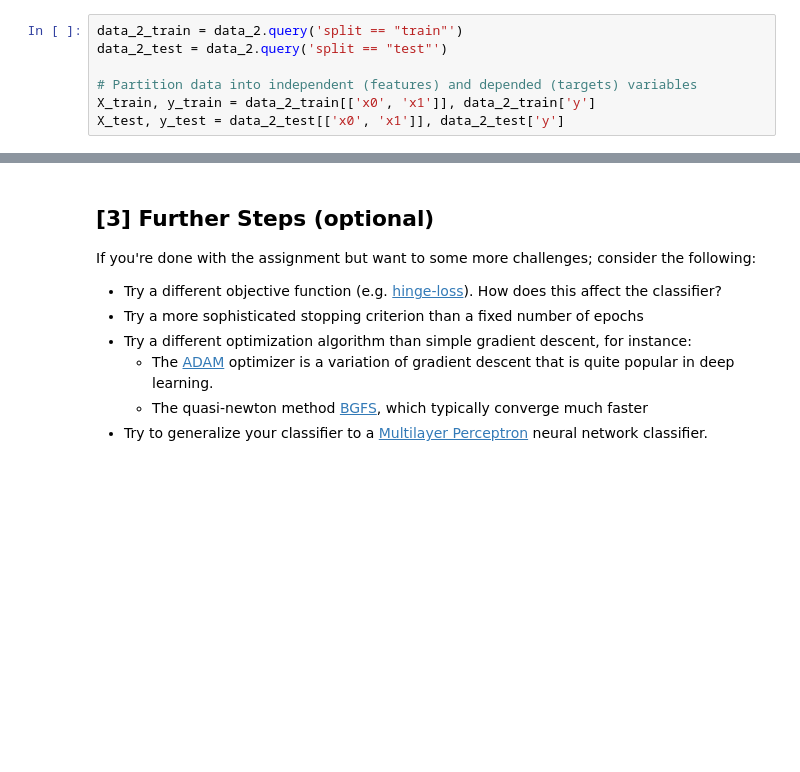
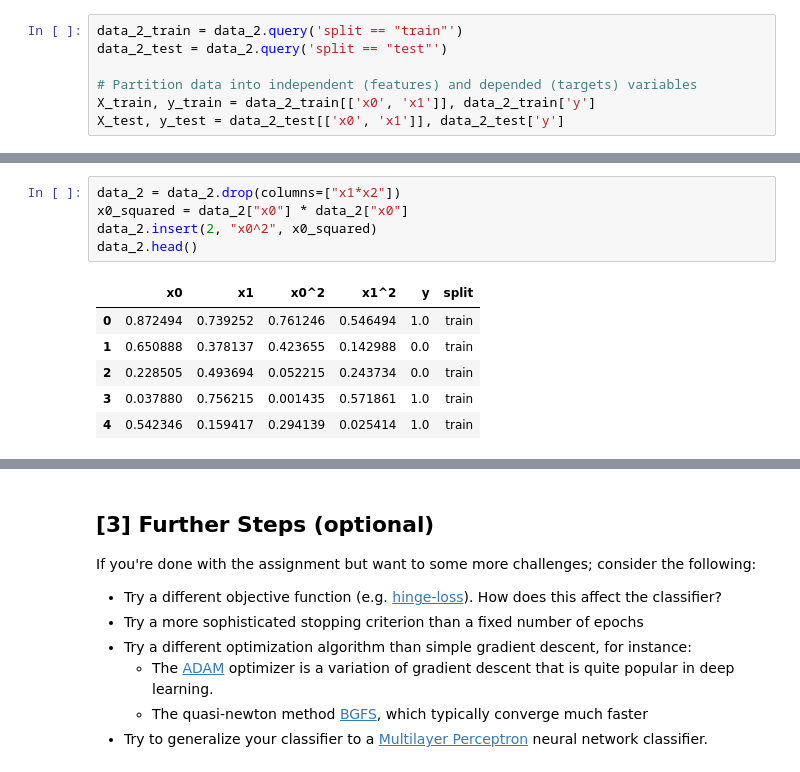
Before and after one commit to wiedersehne/TDT-4173-2023-task-1, a Jupyter notebook: logistic_regression/experiment.ipynb, the cells around one changed output, grey strips where cells are left out. Saved outputs shown, nothing was run; the diff lists cells and outputs as text; blank space fills up the shorter version.

```diff
--- a/logistic_regression/experiment.ipynb
+++ b/logistic_regression/experiment.ipynb
@@ -146,0 +226,12 @@ X_test, y_test = data_2_test[['x0', 'x1']], data_2_test['y']
+# %%
+data_2 = data_2.drop(columns=["x1*x2"])
+x0_squared = data_2["x0"] * data_2["x0"]
+data_2.insert(2, "x0^2", x0_squared)
+data_2.head()
+# %% [output]
+|  | x0 | x1 | x0^2 | x1^2 | y | split |
+| 0 | 0.872494 | 0.739252 | 0.761246 | 0.546494 | 1.0 | train |
+| 1 | 0.650888 | 0.378137 | 0.423655 | 0.142988 | 0.0 | train |
+| 2 | 0.228505 | 0.493694 | 0.052215 | 0.243734 | 0.0 | train |
+| 3 | 0.037880 | 0.756215 | 0.001435 | 0.571861 | 1.0 | train |
+| 4 | 0.542346 | 0.159417 | 0.294139 | 0.025414 | 1.0 | train |
```
Also changed, not shown: parts of 15 cells of this notebook.
